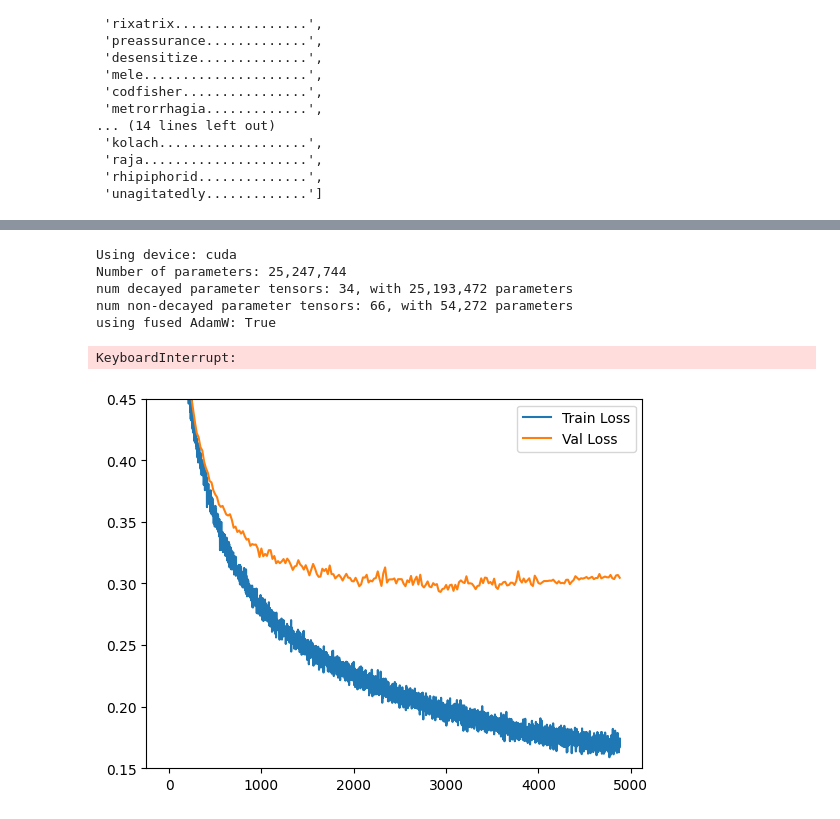
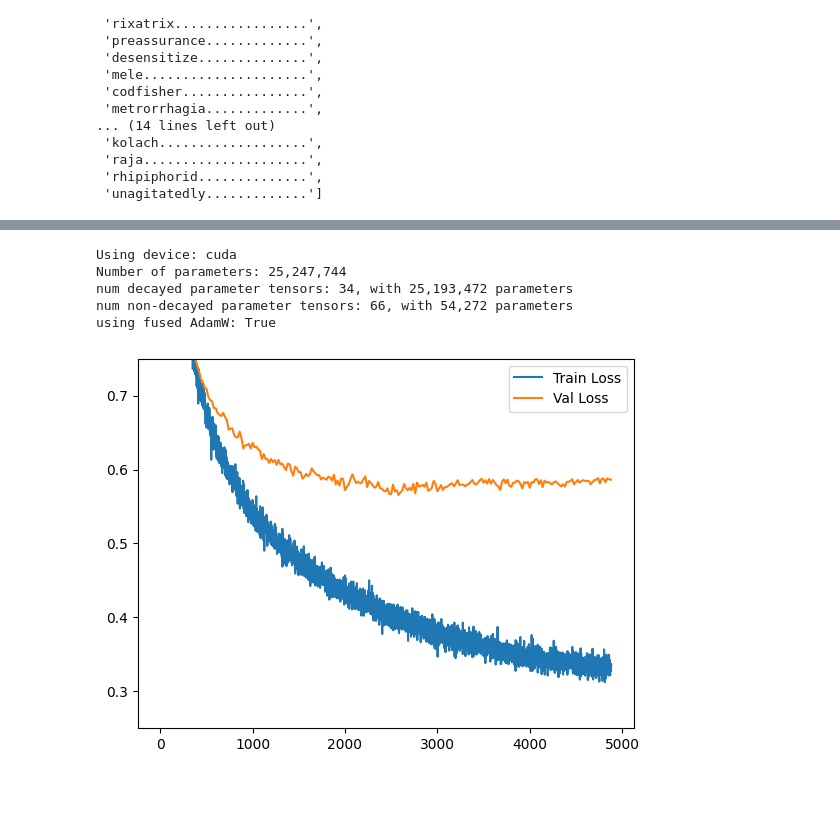
Before and after one commit to cweill/transformer-hangman-solver, a Jupyter notebook: hangman.ipynb, the cells around one changed output, grey strips where cells are left out. Cells and saved outputs as stored; diff of their text form; code cells hidden in the pictures; blank space fills up the shorter version.

```diff
--- a/hangman.ipynb
+++ b/hangman.ipynb
@@ -12,7 +14,10 @@ import inspect
 TRAIN_NUM_EXAMPLES = 20_000_000
 TRAIN_NUM_WORDS = 200_000
 VAL_NUM_WORDS = 3_000
+LOAD_DATA_FROM_CACHE = False  # Set to False to recompute the data and save to disk
 
-LOAD_DATA_FROM_CACHE = True  # Set to False to recompute the data and save to disk
+current_dir = os.getcwd()
+train_dataset_path = f"{current_dir}/train_dataset.pkl"
+val_dataset_path = f"{current_dir}/val_dataset.pkl"
 # %%
 # load the data in training_dictionary.txt
@@ -473,9 +459,14 @@ class GPT(nn.Module):
         x = self.transformer.ln_f(x)  # (B, T, n_embed)
         logits = self.lm_head(x)  # (B, T, vocab_size)
 
+        letter_indices = idx != stoi["."]
+
         loss = None
         if targets is not None:
-            loss = F.cross_entropy(logits.view(-1, logits.size(-1)), targets.view(-1))
+            loss = F.cross_entropy(
+                logits[letter_indices].view(-1, logits.size(-1)),
+                targets[letter_indices].view(-1),
+            )
         return logits, loss
 
     def configure_optimizers(self, weight_decay, learning_rate, device_type):
@@ -578,9 +569,10 @@ def get_lr(it):
 
 lossi = []
 val_lossi = []
+val_acci = []
 val_step = []
 
-val_features, val_labels = val_dataset[:10000]
+val_features, val_labels = val_dataset[: batch_size * 2]
 val_features = val_features.to(device)
 val_labels = val_labels.to(device)
 step = 0
@@ -619,17 +611,27 @@ for epoch in range(num_epochs):
         if step % 20 == 0:
             model.eval()
             with torch.no_grad():
+                val_step.append(step)
                 val_logits, val_loss = model(val_features, val_labels)
                 val_lossi.append(val_loss.item())
-                val_step.append(step)
-                val_preds = torch.argmax(val_logits, dim=-1)
-                val_acc = (val_preds == val_labels).float().mean()
+                # calculate the accuracy of predicting the correct hidden letters
+                hidden_letter_indices = val_features == stoi["_"]
+                val_preds = torch.argmax(torch.softmax(val_logits, dim=-1), dim=-1)
+                val_acc = (
+                    (
+                        val_preds[hidden_letter_indices]
+                        == val_labels[hidden_letter_indices]
+                    )
+                    .float()
+                    .mean()
+                )
+                val_acci.append(val_acc.item())
             model.train()
 
         tokens_per_second = (batch_size * block_size) / (t1 - t0)
         step += 1
         pbar.set_description(
-            f"Epoch {epoch+1}/{num_epochs} | Step {step:4d} | Train Loss: {loss.item():.4f} | Val Loss: {val_loss.item():.4f} | Val Acc: {val_acc:.3f} | LR: {lr:.4e} | Norm: {norm:.4f} | {dt:.2f}ms/batch | {tokens_per_second:.2f} tok/s"
+            f"Epoch {epoch+1}/{num_epochs} | Step {step:4d} | Train Loss: {loss.item():.4f} | Val Loss: {val_loss.item():.4f} | Val Acc: {val_acc:.4f} | LR: {lr:.4e} | Norm: {norm:.4f} | {dt:.2f}ms/batch | {tokens_per_second:.2f} tok/s"
         )
 # %% [output]
 Using device: cuda
@@ -637,7 +639,6 @@ Number of parameters: 25,247,744
 num decayed parameter tensors: 34, with 25,193,472 parameters
 num non-decayed parameter tensors: 66, with 54,272 parameters
 using fused AdamW: True
-KeyboardInterrupt:
 # %%
 model_path = f"{current_dir}/model.pth"
 torch.save(model.state_dict(), model_path)
@@ -657,9 +645,8 @@ torch.save(model.state_dict(), model_path)
 # %%
 plt.plot(lossi)
 plt.plot(val_step, val_lossi)
 plt.legend(["Train Loss", "Val Loss"])
-# start x axis at 1000
-plt.ylim(0.15, 0.45)
+plt.ylim(0.25, 0.75)
 plt.show()
 # %% [output]
-[figure, old version]
+[figure, new version]
```
Also changed, not shown: parts of 16 cells of this notebook, 1 other file.
